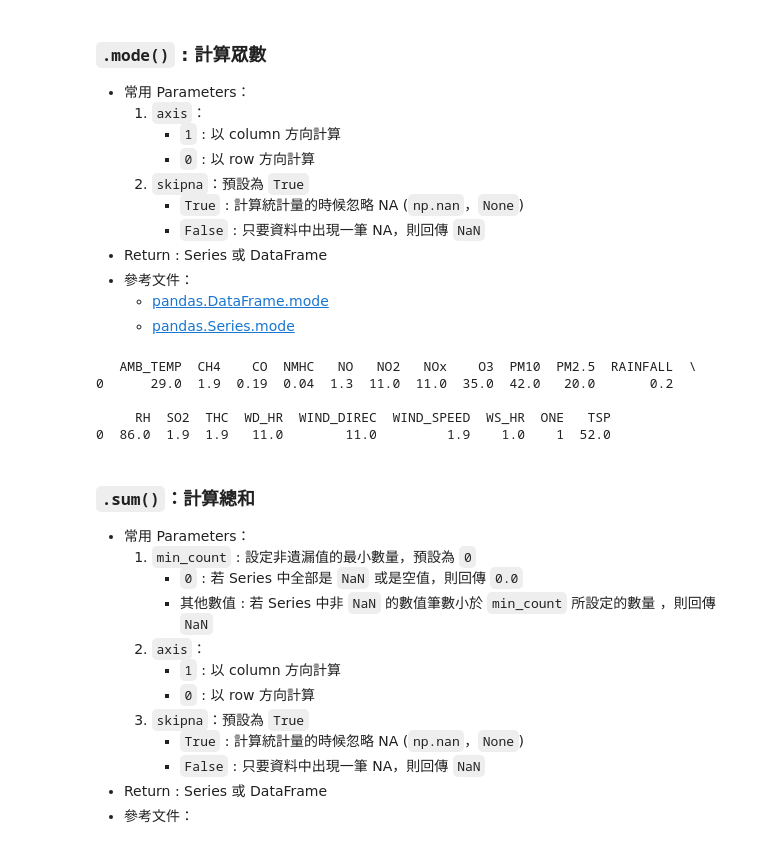
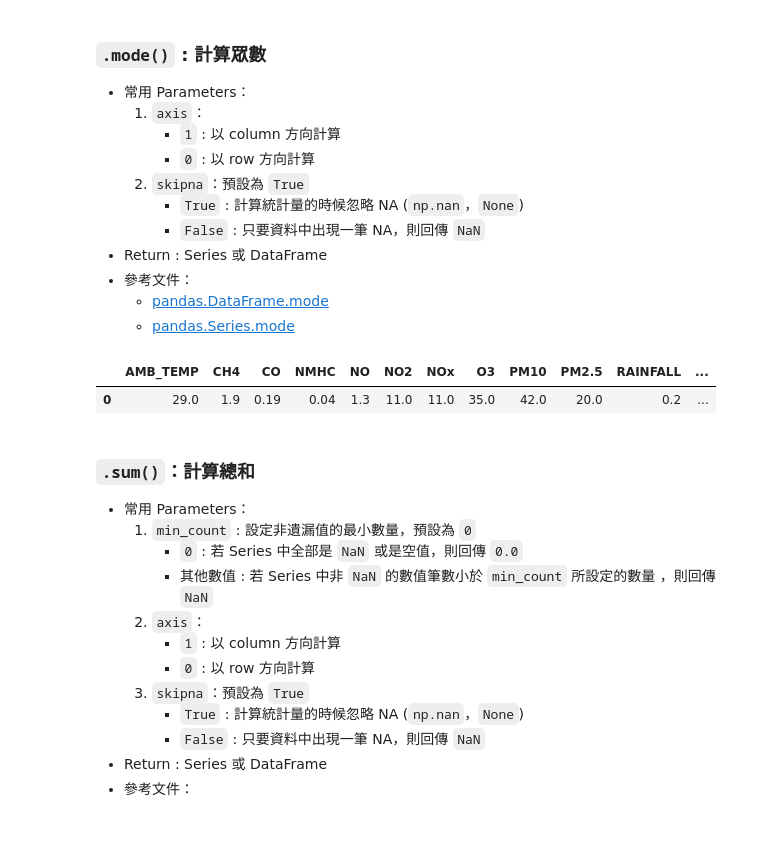
Before and after one commit to VioletVivirand/pandas-tutorial, a Jupyter notebook: Tutorials/Chapter 5 - Calculating.ipynb, the cells around one changed output. Cells and saved outputs as stored; diff of their text form; code cells hidden in the pictures.

Commit message:
Remove print() function

```diff
--- a/Tutorials/Chapter 5 - Calculating.ipynb
+++ b/Tutorials/Chapter 5 - Calculating.ipynb
@@ -432,13 +438,10 @@ df.quantile(q=[0.25, 0.75])
     * [pandas.Series.mode](https://pandas.pydata.org/pandas-docs/stable/generated/pandas.Series.mode.html)
 # %%
 # 例：計算各空氣品質監測項目的眾數
-print(df.mode())
+df.mode()
 # %% [output]
-   AMB_TEMP  CH4    CO  NMHC   NO   NO2   NOx    O3  PM10  PM2.5  RAINFALL  \
-0      29.0  1.9  0.19  0.04  1.3  11.0  11.0  35.0  42.0   20.0       0.2
-
-     RH  SO2  THC  WD_HR  WIND_DIREC  WIND_SPEED  WS_HR  ONE   TSP
-0  86.0  1.9  1.9   11.0        11.0         1.9    1.0    1  52.0
+|  | AMB_TEMP | CH4 | CO | NMHC | NO | NO2 | NOx | O3 | PM10 | PM2.5 | RAINFALL | ... |
+| 0 | 29.0 | 1.9 | 0.19 | 0.04 | 1.3 | 11.0 | 11.0 | 35.0 | 42.0 | 20.0 | 0.2 | ... |
 # %% [markdown]
 ### `.sum()`：計算總和
 
```
Also changed, not shown: parts of 17 cells of this notebook.
